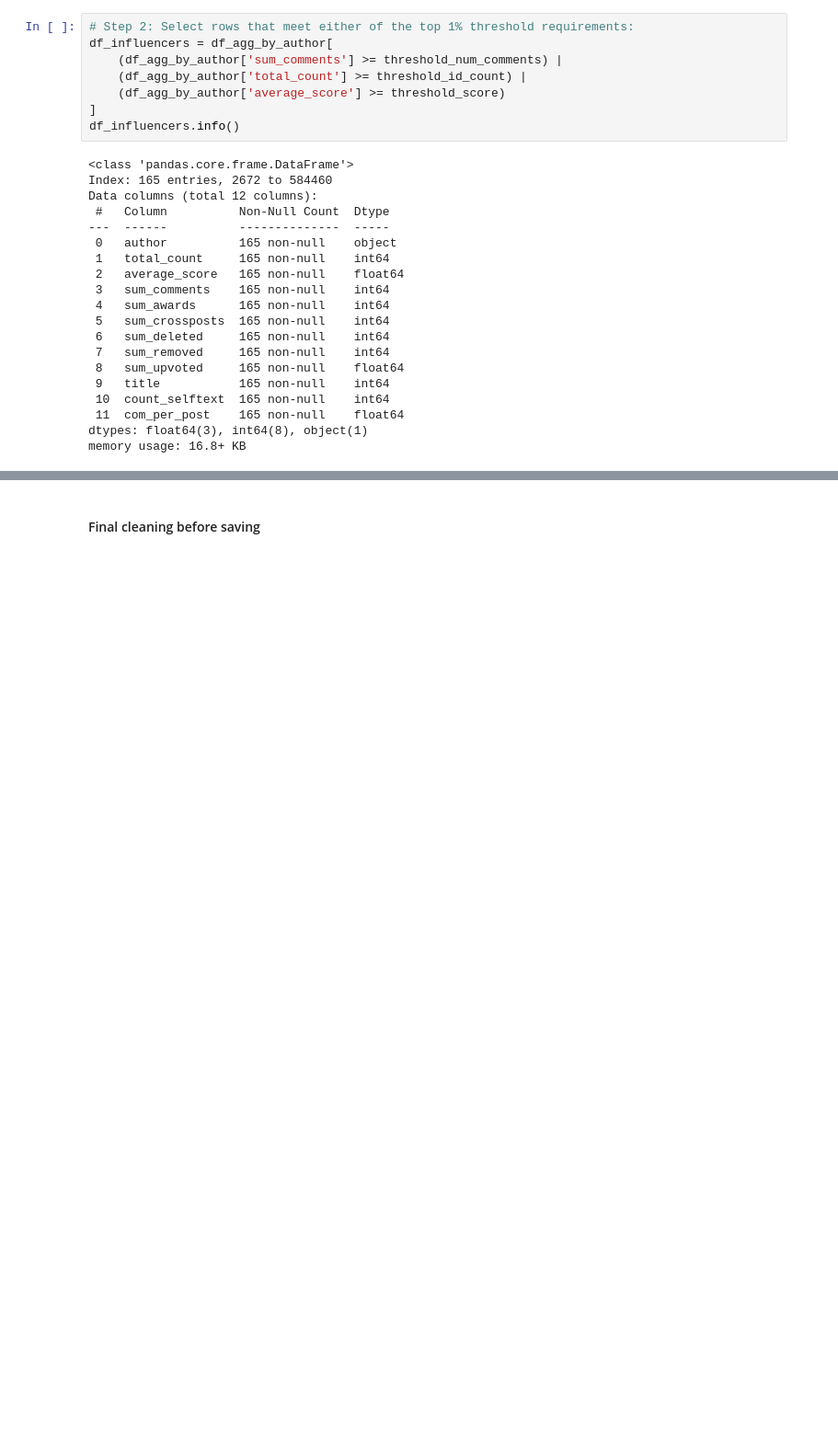
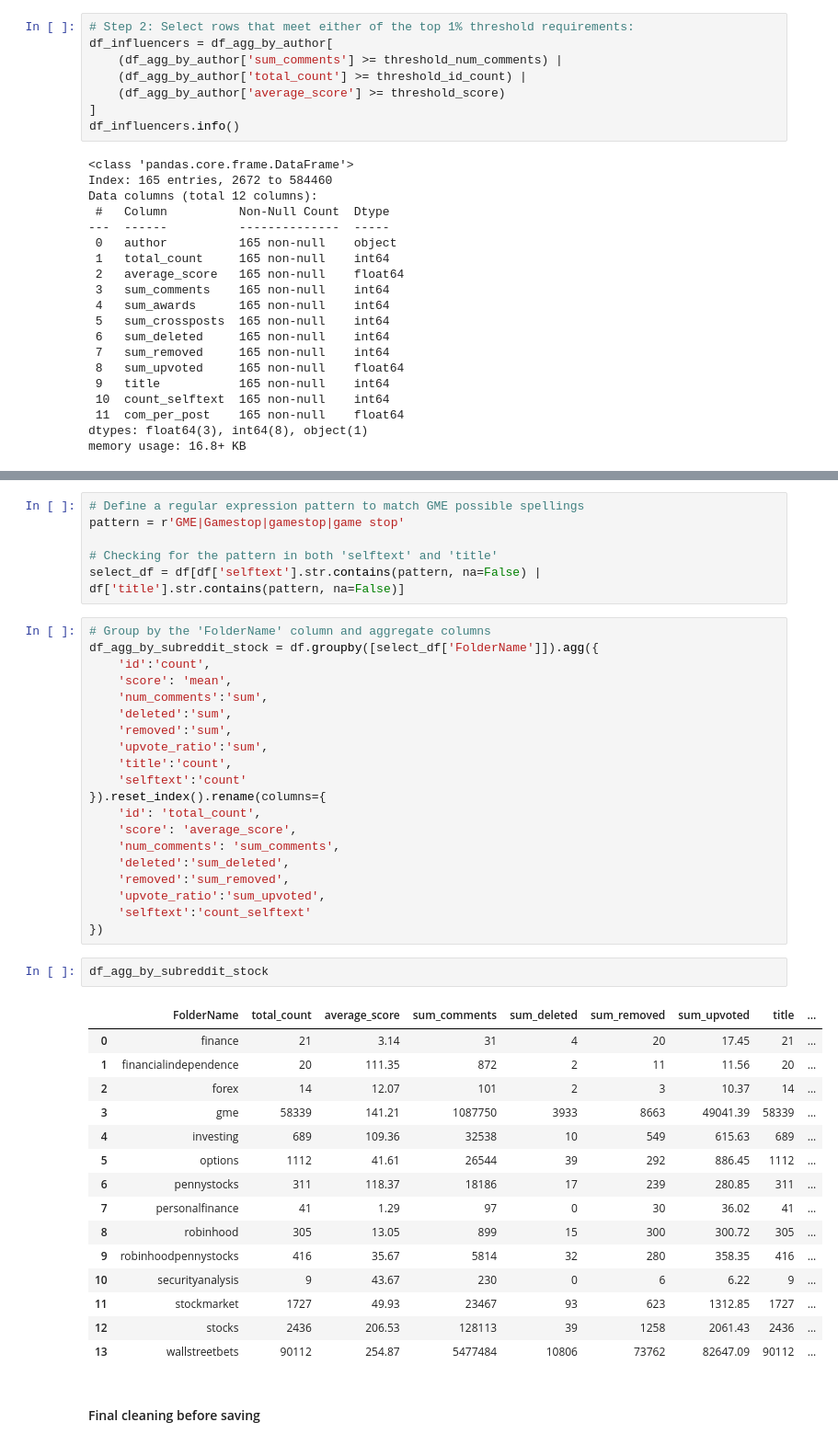
Before and after one commit to lusavkaedu/wallstreetbets, a Jupyter notebook: notebooks/01_data_loading_EDA.ipynb, the cells around one changed output, grey strips where cells are left out. Shown at 92% size. Cells and saved outputs as stored; diff of their text form; blank space fills up the shorter version.

```diff
--- a/notebooks/01_data_loading_EDA.ipynb
+++ b/notebooks/01_data_loading_EDA.ipynb
@@ -1279,3 +1325,47 @@ memory usage: 16.8+ KB
+# %%
+# Define a regular expression pattern to match GME possible spellings
+pattern = r'GME|Gamestop|gamestop|game stop'
+
+# Checking for the pattern in both 'selftext' and 'title'
+select_df = df[df['selftext'].str.contains(pattern, na=False) | df['title'].str.contains(pattern, na=False)]
+# %%
+# Group by the 'FolderName' column and aggregate columns
+df_agg_by_subreddit_stock = df.groupby([select_df['FolderName']]).agg({
+    'id':'count',
+    'score': 'mean',
+    'num_comments':'sum',
+    'deleted':'sum',
+    'removed':'sum',
+    'upvote_ratio':'sum',
+    'title':'count',
+    'selftext':'count'
+}).reset_index().rename(columns={
+    'id': 'total_count',
+    'score': 'average_score',
+    'num_comments': 'sum_comments',
+    'deleted':'sum_deleted',
+    'removed':'sum_removed',
+    'upvote_ratio':'sum_upvoted',
+    'selftext':'count_selftext'
+})
+# %%
+df_agg_by_subreddit_stock
+# %% [output]
+|  | FolderName | total_count | average_score | sum_comments | sum_deleted | sum_removed | sum_upvoted | title | ... |
+| 0 | finance | 21 | 3.14 | 31 | 4 | 20 | 17.45 | 21 | ... |
+| 1 | financialindependence | 20 | 111.35 | 872 | 2 | 11 | 11.56 | 20 | ... |
+| 2 | forex | 14 | 12.07 | 101 | 2 | 3 | 10.37 | 14 | ... |
+| 3 | gme | 58339 | 141.21 | 1087750 | 3933 | 8663 | 49041.39 | 58339 | ... |
+| 4 | investing | 689 | 109.36 | 32538 | 10 | 549 | 615.63 | 689 | ... |
+| 5 | options | 1112 | 41.61 | 26544 | 39 | 292 | 886.45 | 1112 | ... |
+| 6 | pennystocks | 311 | 118.37 | 18186 | 17 | 239 | 280.85 | 311 | ... |
+| 7 | personalfinance | 41 | 1.29 | 97 | 0 | 30 | 36.02 | 41 | ... |
+| 8 | robinhood | 305 | 13.05 | 899 | 15 | 300 | 300.72 | 305 | ... |
+| 9 | robinhoodpennystocks | 416 | 35.67 | 5814 | 32 | 280 | 358.35 | 416 | ... |
+| 10 | securityanalysis | 9 | 43.67 | 230 | 0 | 6 | 6.22 | 9 | ... |
+| 11 | stockmarket | 1727 | 49.93 | 23467 | 93 | 623 | 1312.85 | 1727 | ... |
+| 12 | stocks | 2436 | 206.53 | 128113 | 39 | 1258 | 2061.43 | 2436 | ... |
+| 13 | wallstreetbets | 90112 | 254.87 | 5477484 | 10806 | 73762 | 82647.09 | 90112 | ... |
 # %% [markdown]
 #### Final cleaning before saving
 # %%
```
Also changed, not shown: parts of 10 cells of this notebook.
